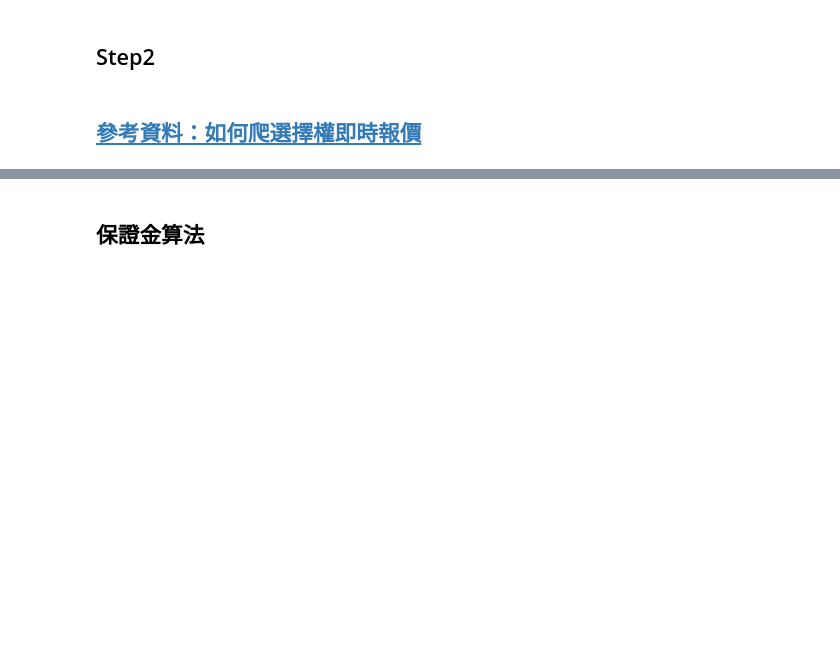
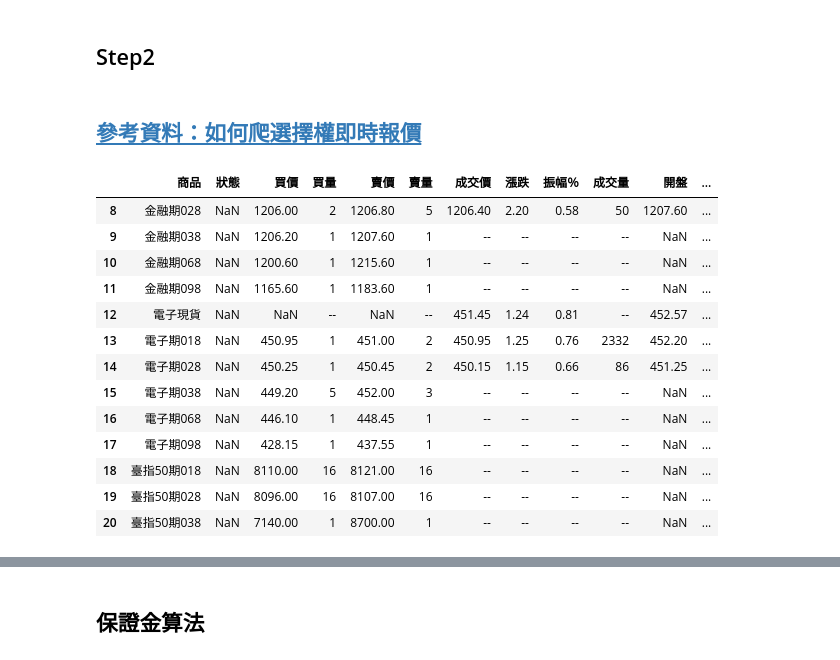
Before and after one commit to dimplelin/Project_02_Team_02, a Jupyter notebook: Project02.ipynb, the cells around one changed output, grey strips where cells are left out. Saved outputs shown, nothing was run; the diff lists cells and outputs as text; code cells hidden in the pictures; blank space fills up the shorter version.

```diff
--- a/Project02.ipynb
+++ b/Project02.ipynb
@@ -26,3 +29,22 @@ driver = webdriver.PhantomJS()
+# %%
+#若直接抓取選擇權頁面的資料不知道為什麼會被期交所擋住，所以先抓期交所裡面的其他資料，在這之後再抓選擇權資料，並且把這行覆蓋掉。
+soup = BeautifulSoup(driver.page_source,'lxml')
+pd.read_html(str(soup.select('#divDG')[0]),header=0)[0].loc[8:20]
+# %% [output]
+|  | 商品 | 狀態 | 買價 | 買量 | 賣價 | 賣量 | 成交價 | 漲跌 | 振幅％ | 成交量 | 開盤 | ... |
+| 8 | 金融期028 | NaN | 1206.00 | 2 | 1206.80 | 5 | 1206.40 | 2.20 | 0.58 | 50 | 1207.60 | ... |
+| 9 | 金融期038 | NaN | 1206.20 | 1 | 1207.60 | 1 | -- | -- | -- | -- | NaN | ... |
+| 10 | 金融期068 | NaN | 1200.60 | 1 | 1215.60 | 1 | -- | -- | -- | -- | NaN | ... |
+| 11 | 金融期098 | NaN | 1165.60 | 1 | 1183.60 | 1 | -- | -- | -- | -- | NaN | ... |
+| 12 | 電子現貨 | NaN | NaN | -- | NaN | -- | 451.45 | 1.24 | 0.81 | -- | 452.57 | ... |
+| 13 | 電子期018 | NaN | 450.95 | 1 | 451.00 | 2 | 450.95 | 1.25 | 0.76 | 2332 | 452.20 | ... |
+| 14 | 電子期028 | NaN | 450.25 | 1 | 450.45 | 2 | 450.15 | 1.15 | 0.66 | 86 | 451.25 | ... |
+| 15 | 電子期038 | NaN | 449.20 | 5 | 452.00 | 3 | -- | -- | -- | -- | NaN | ... |
+| 16 | 電子期068 | NaN | 446.10 | 1 | 448.45 | 1 | -- | -- | -- | -- | NaN | ... |
+| 17 | 電子期098 | NaN | 428.15 | 1 | 437.55 | 1 | -- | -- | -- | -- | NaN | ... |
+| 18 | 臺指50期018 | NaN | 8110.00 | 16 | 8121.00 | 16 | -- | -- | -- | -- | NaN | ... |
+| 19 | 臺指50期028 | NaN | 8096.00 | 16 | 8107.00 | 16 | -- | -- | -- | -- | NaN | ... |
+| 20 | 臺指50期038 | NaN | 7140.00 | 1 | 8700.00 | 1 | -- | -- | -- | -- | NaN | ... |
 # %%
 driver.get('http://info512.taifex.com.tw/Future/OptQuote_Norl.aspx')
 # %%
```
Also changed, not shown: parts of 19 cells of this notebook.
